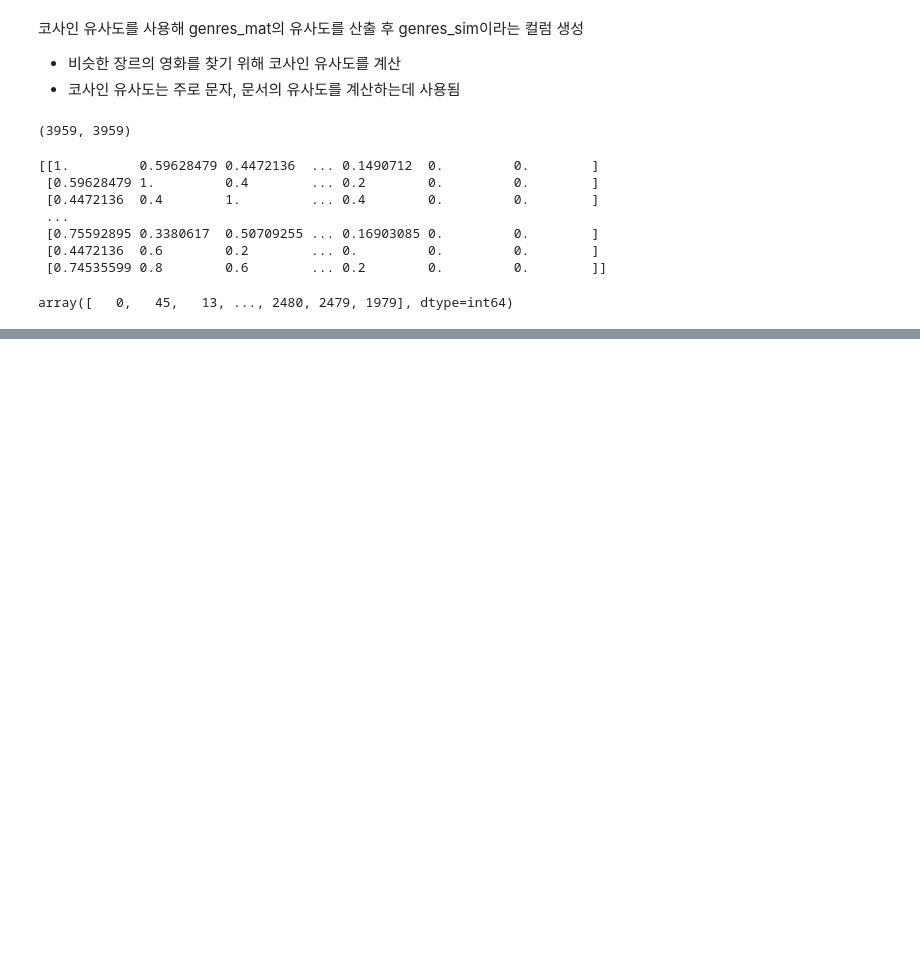
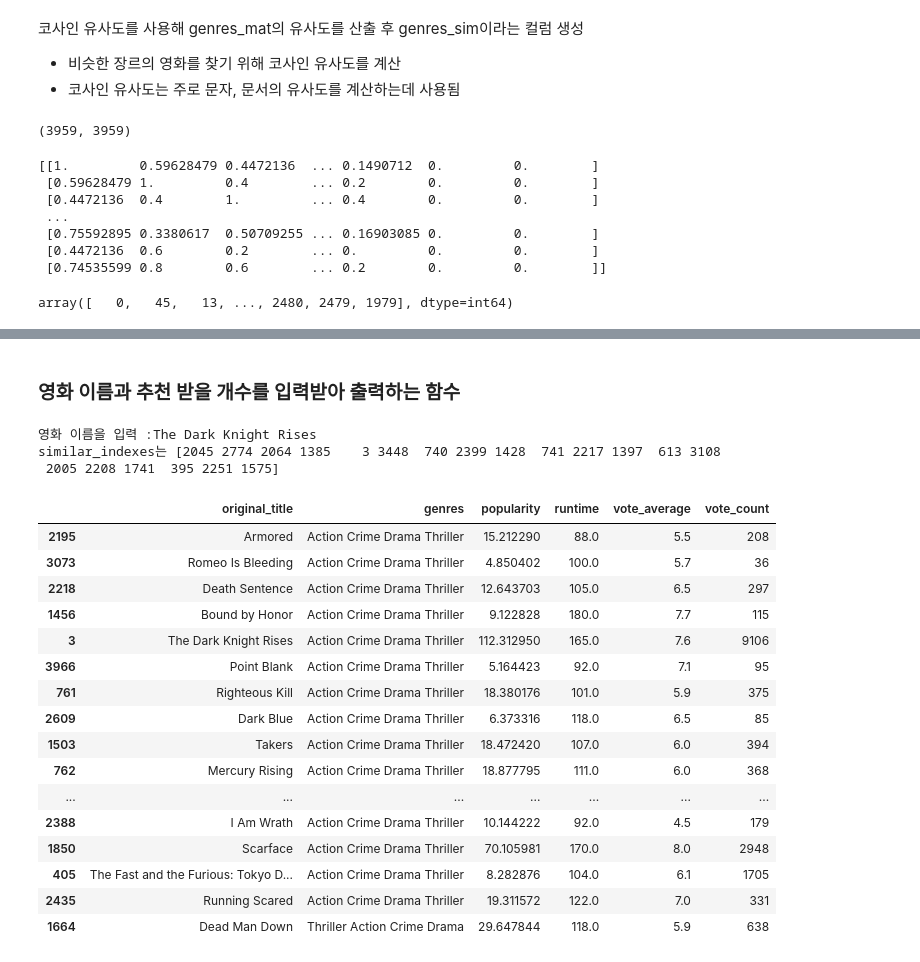
Before and after one commit to yusangsoo/Fintech_PM, a Jupyter notebook: 06_machine_learning/22_컨텐츠기반_추천시스템_만들기_영화추천시스템.ipynb, the cells around one changed output, grey strips where cells are left out. Cells and saved outputs as stored; diff of their text form; code cells hidden in the pictures; blank space fills up the shorter version.

```diff
--- a/06_machine_learning/22_컨텐츠기반_추천시스템_만들기_영화추천시스템.ipynb
+++ b/06_machine_learning/22_컨텐츠기반_추천시스템_만들기_영화추천시스템.ipynb
@@ -371,0 +411,38 @@ array([   0,   45,   13, ..., 2480, 2479, 1979], dtype=int64)
+# %% [markdown]
+### 영화 이름과 추천 받을 개수를 입력받아  출력하는 함수
+# %%
+def find_sim_movie(data, sorted_genres_sim, title_name, top_n = 10) :
+    # title_name과 맞는 데이터 프레임 추출
+    title_movie = data[data['original_title'] == title_name]
+    # title_name 데이터 프레임의 인덱스 추출
+    title_index = title_movie.index[0]
+    # 추출한 인덱스로 코사인 유사도 결과 추출
+    similar_indexes = sorted_genres_sim[title_index,1 : top_n+1]
+    print('similar_indexes는', similar_indexes)
+    # 코사인 유사도 결과를 가로 형태에서 세로 형태로 변경
+    similar_indexes = similar_indexes.reshape(-1)
+    # 추출한 유사도 결과로 원본 데이터에서 유사도가 높은 데이터프레임 추출
+    return data.iloc[similar_indexes.reshape(-1)]
+# %%
+find_sim_movie(data, sorted_genres_sim, input('영화 이름을 입력 :'), 20)
+# %% [output]
+영화 이름을 입력 :The Dark Knight Rises
+similar_indexes는 [2045 2774 2064 1385    3 3448  740 2399 1428  741 2217 1397  613 3108
+ 2005 2208 1741  395 2251 1575]
+|  | original_title | genres | popularity | runtime | vote_average | vote_count |
+| 2195 | Armored | Action Crime Drama Thriller | 15.212290 | 88.0 | 5.5 | 208 |
+| 3073 | Romeo Is Bleeding | Action Crime Drama Thriller | 4.850402 | 100.0 | 5.7 | 36 |
+| 2218 | Death Sentence | Action Crime Drama Thriller | 12.643703 | 105.0 | 6.5 | 297 |
+| 1456 | Bound by Honor | Action Crime Drama Thriller | 9.122828 | 180.0 | 7.7 | 115 |
+| 3 | The Dark Knight Rises | Action Crime Drama Thriller | 112.312950 | 165.0 | 7.6 | 9106 |
+| 3966 | Point Blank | Action Crime Drama Thriller | 5.164423 | 92.0 | 7.1 | 95 |
+| 761 | Righteous Kill | Action Crime Drama Thriller | 18.380176 | 101.0 | 5.9 | 375 |
+| 2609 | Dark Blue | Action Crime Drama Thriller | 6.373316 | 118.0 | 6.5 | 85 |
+| 1503 | Takers | Action Crime Drama Thriller | 18.472420 | 107.0 | 6.0 | 394 |
+| 762 | Mercury Rising | Action Crime Drama Thriller | 18.877795 | 111.0 | 6.0 | 368 |
+| ... | ... | ... | ... | ... | ... | ... |
+| 2388 | I Am Wrath | Action Crime Drama Thriller | 10.144222 | 92.0 | 4.5 | 179 |
+| 1850 | Scarface | Action Crime Drama Thriller | 70.105981 | 170.0 | 8.0 | 2948 |
+| 405 | The Fast and the Furious: Tokyo D... | Action Crime Drama Thriller | 8.282876 | 104.0 | 6.1 | 1705 |
+| 2435 | Running Scared | Action Crime Drama Thriller | 19.311572 | 122.0 | 7.0 | 331 |
+| 1664 | Dead Man Down | Thriller Action Crime Drama | 29.647844 | 118.0 | 5.9 | 638 |
```
Also changed, not shown: parts of 6 cells of this notebook, 4 other files.
